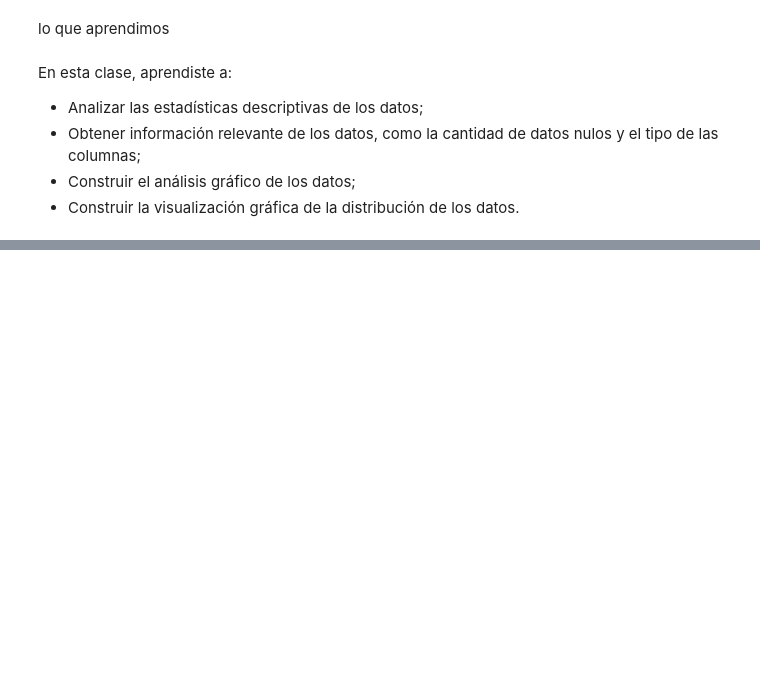
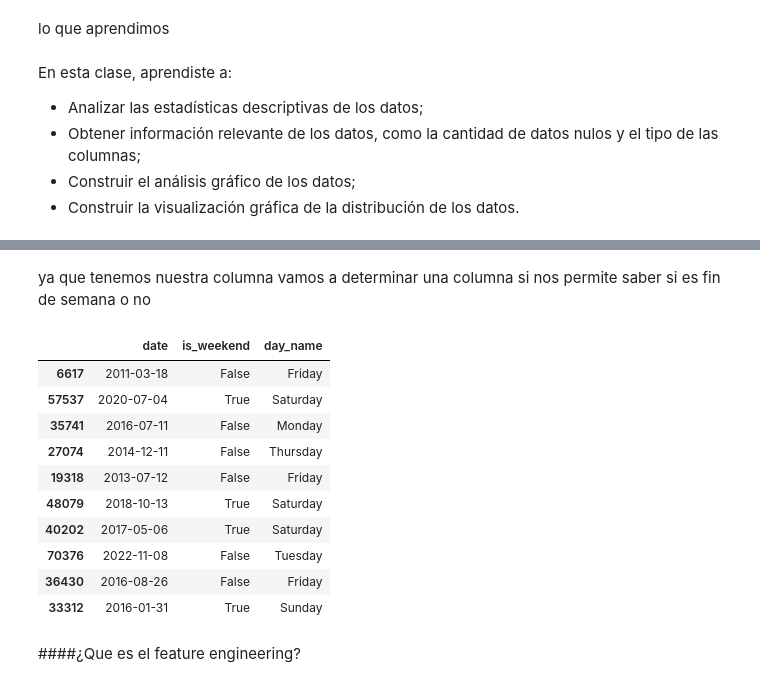
Before and after one commit to Kevincancino26/mis-notebook-de-estudio-, a Jupyter notebook: IA_aumentada_previsión_de_atraso_de_vuelo.ipynb, the cells around one changed output, grey strips where cells are left out. Drawn from its saved outputs; the diff is of its cells as text; code cells hidden in the pictures; blank space fills up the shorter version.

```diff
--- a/IA_aumentada_previsión_de_atraso_de_vuelo.ipynb
+++ b/IA_aumentada_previsión_de_atraso_de_vuelo.ipynb
@@ -259,0 +296,25 @@ En esta clase, aprendiste a:
+# %% [markdown]
+ya que tenemos nuestra columna vamos a determinar una columna si nos permite saber si es fin de semana o no
+# %%
+# con dt.weekday.isin se detectara los dias que esten entre 5 y 6, dado que los dias se empiezan a contar desde 0 (lunes)
+# isin aisla si es si o no de acuerdo a los valores que especifiquemos en la lista
+df_vuelos['is_weekend'] = df_vuelos['date'].dt.weekday.isin([5, 6])
+
+# Usamos .dt.day_name() para obtener el nombre del día
+df_vuelos['day_name'] = df_vuelos['date'].dt.day_name()
+
+df_vuelos[['date', 'is_weekend', 'day_name']].sample(10)
+# %% [output]
+|  | date | is_weekend | day_name |
+| 6617 | 2011-03-18 | False | Friday |
+| 57537 | 2020-07-04 | True | Saturday |
+| 35741 | 2016-07-11 | False | Monday |
+| 27074 | 2014-12-11 | False | Thursday |
+| 19318 | 2013-07-12 | False | Friday |
+| 48079 | 2018-10-13 | True | Saturday |
+| 40202 | 2017-05-06 | True | Saturday |
+| 70376 | 2022-11-08 | False | Tuesday |
+| 36430 | 2016-08-26 | False | Friday |
+| 33312 | 2016-01-31 | True | Sunday |
+# %% [markdown]
+####¿Que es el feature engineering?
```
Also changed, not shown: parts of 29 cells of this notebook.
